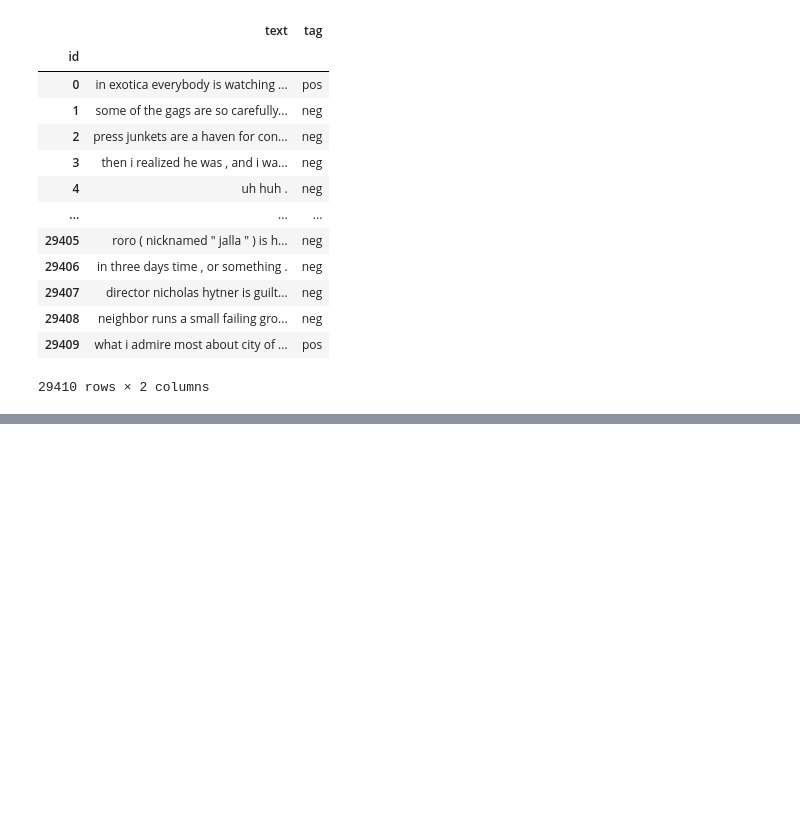
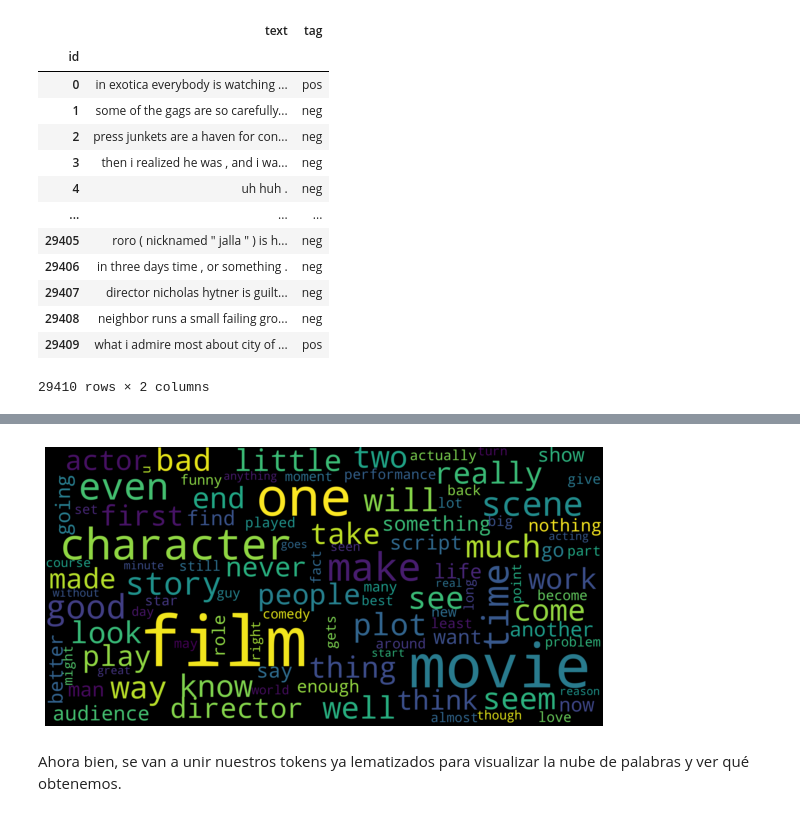
Before and after one commit to julietteb22/test_data_scientist, a Jupyter notebook: Prueba_Cientifico_Datos_Sanitas.ipynb, the cells around one changed output, grey strips where cells are left out. Drawn from its saved outputs; the diff is of its cells as text; code cells hidden in the pictures; blank space fills up the shorter version.

```diff
--- a/Prueba_Cientifico_Datos_Sanitas.ipynb
+++ b/Prueba_Cientifico_Datos_Sanitas.ipynb
@@ -458,0 +625,17 @@ Length: 29410, dtype: int64
+# %%
+from pylab import rcParams
+rcParams['figure.figsize'] = 10, 30
+
+import matplotlib.pyplot as plt
+from wordcloud import WordCloud
+word_cloud_text = ''.join(neg_reviews)
+wordcloud = WordCloud(max_font_size=100, max_words=100, background_color="black",\
+                          scale = 10,width=800, height=400).generate(word_cloud_text)
+plt.figure()
+plt.imshow(wordcloud, interpolation="bilinear")
+plt.axis("off")
+plt.show()
+# %% [output]
+[figure, added]
+# %% [markdown]
+Ahora bien, se van a unir nuestros tokens ya lematizados para visualizar la nube de palabras y ver qué obtenemos.
```
Also changed, not shown: parts of 51 cells of this notebook.
